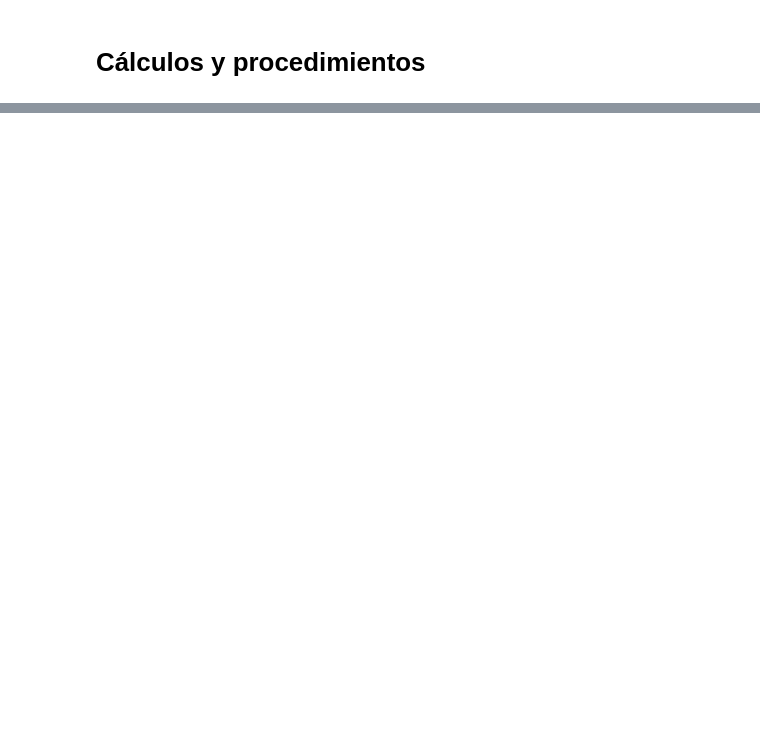
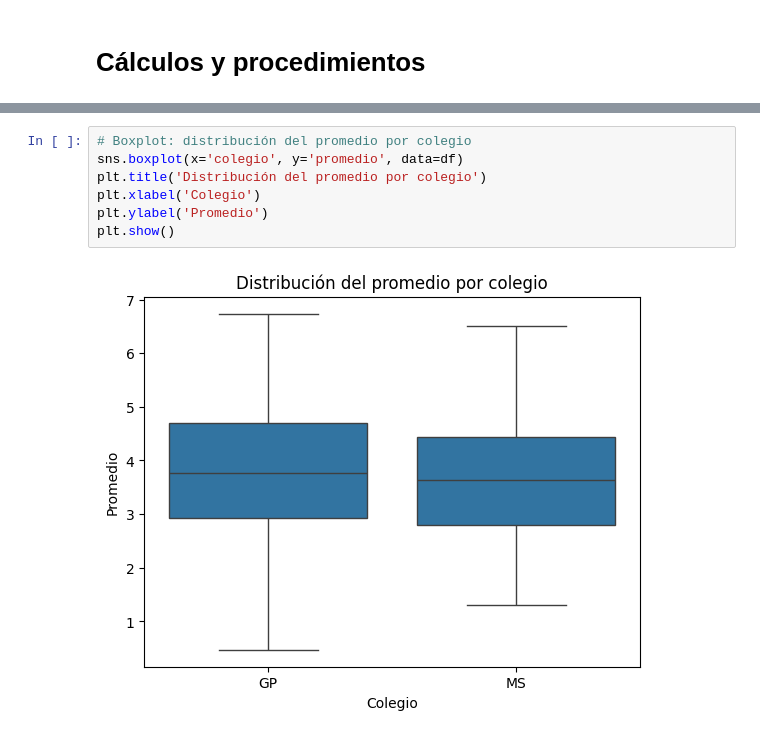
Before and after one commit to r2847txt/DataAnalysisSence2025, a Jupyter notebook: 4_InferenciaEstadistica/Clase4y5/M5C5-EvaluacionModular-ClaudioCarrillo.ipynb, the cells around one changed output, grey strips where cells are left out. Cells and saved outputs as stored; diff of their text form; blank space fills up the shorter version.

```diff
--- a/4_InferenciaEstadistica/Clase4y5/M5C5-EvaluacionModular-ClaudioCarrillo.ipynb
+++ b/4_InferenciaEstadistica/Clase4y5/M5C5-EvaluacionModular-ClaudioCarrillo.ipynb
@@ -175,0 +210,9 @@ Queremos evaluar si la nueva metodología aplicada en GP produjo un cambio signi
+# %%
+# Boxplot: distribución del promedio por colegio
+sns.boxplot(x='colegio', y='promedio', data=df)
+plt.title('Distribución del promedio por colegio')
+plt.xlabel('Colegio')
+plt.ylabel('Promedio')
+plt.show()
+# %% [output]
+[figure, added]
```
Also changed, not shown: parts of 15 cells of this notebook, 1 other file.
